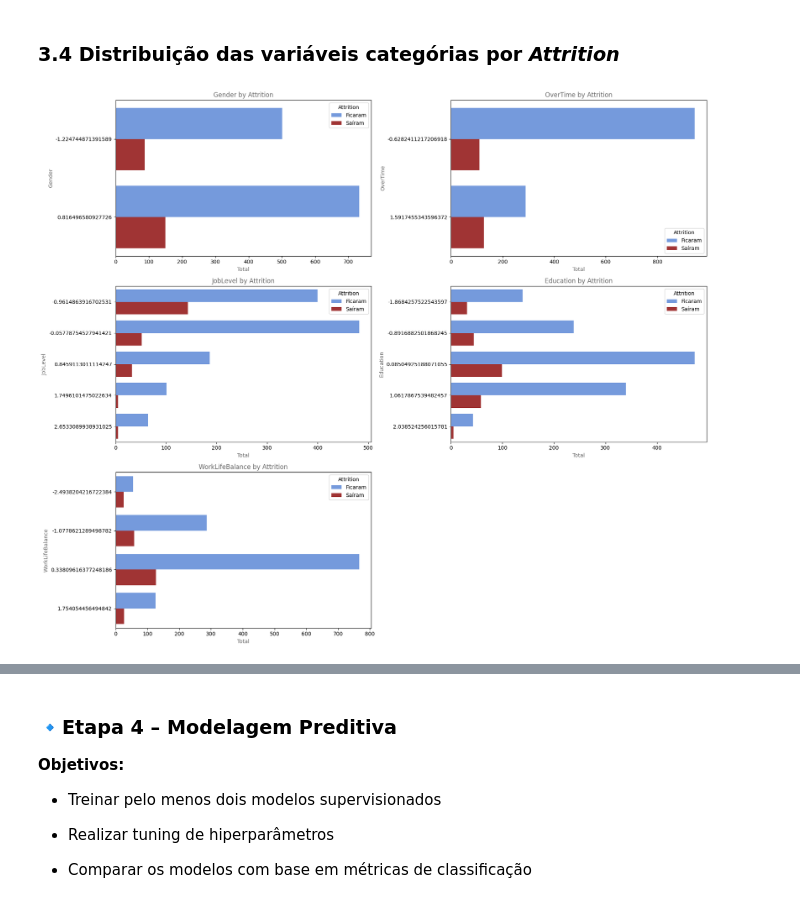
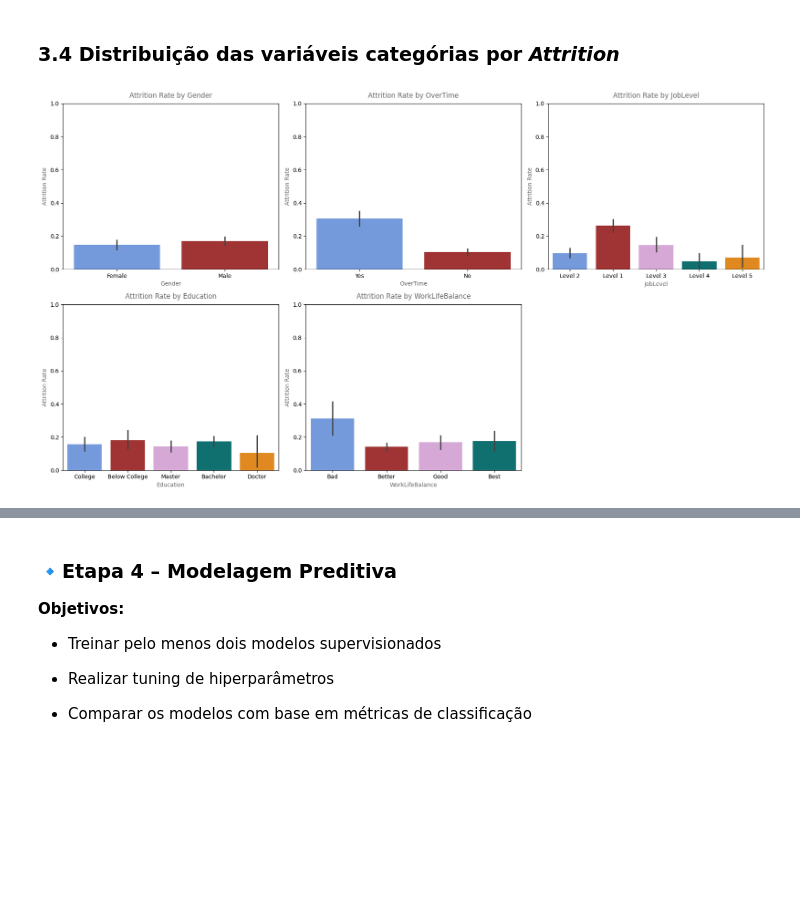
Before and after one commit to keyscarvalho/predicao_turnover, a Jupyter notebook: analise.ipynb, the cells around one changed output, grey strips where cells are left out. Saved outputs shown, nothing was run; the diff lists cells and outputs as text; code cells hidden in the pictures; blank space fills up the shorter version.

```diff
--- a/analise.ipynb
+++ b/analise.ipynb
@@ -127,12 +164,11 @@ df['OverTime'] = df['OverTime'].map({'Yes': 1, 'No': 0})
 # %%
-# transformando as variáveis categóricas em colunas binárias para os modelos
-df = pd.get_dummies(df, columns=[
+# one-hot encoding
+df_tratado = pd.get_dummies(df_tratado, columns=[
     'BusinessTravel', 'Department', 'EducationField', 'JobRole', 'MaritalStatus'
 ], drop_first=True)
 # %%
-# subdividr as variáveis categóricas e variáveis numéricas para facilitar o tratamento delas
-
-num_cols = df.select_dtypes(include=['int64', 'float64']).drop('Attrition', axis=1).columns
+# separando as variáveis numéricas para dimensionamento
+num_cols = df_tratado.select_dtypes(include=['int64', 'float64']).drop('Attrition', axis=1).columns
 # %% [markdown]
 ### 2.3 Definindo features e target
 # %%
@@ -144,7 +180,7 @@ y = df['Attrition']
 # %%
 # normalizando as variáveis numéricas
 scaler = StandardScaler()
-df[num_cols] = scaler.fit_transform(df[num_cols])
+df_tratado[num_cols] = scaler.fit_transform(df_tratado[num_cols])
 # %%
 # veriricando se tudo está numérico e dimensões de X e y
 print(f'X shape: {X.shape}')
@@ -238,8 +269,8 @@ fig, axes = plt.subplots(n_rows, n_cols, figsize=(18, 5 * n_rows))
 axes = axes.flatten()
 
 for i, num in enumerate(features):
-    sns.boxplot(x='Attrition', y=num, hue='Attrition', palette=colors, data=df, legend=False, ax=axes[i])
-    axes[i].set_title(f'{num} por Attrition', color='dimgrey')
+    sns.boxplot(x='Attrition', y=num, hue='Attrition', palette=colors, data=df_tratado, legend=False, ax=axes[i])
+    axes[i].set_title(f'{num} by Attrition', color='dimgrey')
     axes[i].set_xlabel('Attrition', color='dimgrey')
     axes[i].set_ylabel(num, color='dimgrey')
     axes[i].set_xticks([0,1])
@@ -296,30 +287,71 @@ Analisando agora os boxplots da distribuição das variáveis pela 'Attrition',
 # %% [markdown]
 ### 3.4 Distribuição das variáveis categórias por *Attrition*
 # %%
+# mapeando as variáveis
+education_map = {
+    1: 'Below College',
+    2: 'College',
+    3: 'Bachelor',
+    4: 'Master',
+    5: 'Doctor'
+}
+
+joblevel_map = {
+    1: 'Level 1',
+    2: 'Level 2',
+    3: 'Level 3',
+    4: 'Level 4',
+    5: 'Level 5'
+}
+
+worklife_map = {
+    1: 'Bad',
+    2: 'Good',
+    3: 'Better',
+    4: 'Best'
+}
+
+# aplicando copy para a visualização
+viz_data = df.copy()
+
+# aplicando o mapping
+viz_data['Education'] = viz_data['Education'].map(education_map)
+viz_data['JobLevel'] = viz_data['JobLevel'].map(joblevel_map)
+viz_data['WorkLifeBalance'] = viz_data['WorkLifeBalance'].map(worklife_map)
+viz_data['Attrition'] = viz_data['Attrition'].map({'Yes' : 1, 'No': 0})
+
 # gráficos de barra
 categorical = ['Gender', 'OverTime', 'JobLevel', 'Education', 'WorkLifeBalance']
+colors = ['cornflowerblue', 'firebrick', 'plum', 'teal', 'darkorange']
 
-colors = ['cornflowerblue', 'firebrick']
-n_cols = 2
+# Define layout: 3 gráficos por linha
+n_cols = 3
 n_vars = len(categorical)
 n_rows = math.ceil(n_vars / n_cols)
 
 fig, axes = plt.subplots(n_rows, n_cols, figsize=(18, 5 * n_rows))
 axes = axes.flatten()
 
-for i, cat in enumerate(categorical):
-    ax = sns.countplot(y=cat, hue='Attrition', palette=colors, data=df, ax=axes[i])
-    ax.set_title(f'{cat} by Attrition', color='dimgrey')
-    ax.set_xlabel('Total', color='dimgrey')
-    ax.set_ylabel(cat, color='dimgrey')
-    ax.legend(title='Attrition', labels=['Ficaram', 'Saíram'])
+for i, col in enumerate(categorical):
+    n_classes = viz_data[col].nunique()
+    sns.barplot(
+        x=col,
+        y='Attrition',
+        hue=col,
+        palette=colors[:n_classes],
+        data=viz_data,
+        ax=axes[i]
+    )
+    axes[i].set_title(f'Attrition Rate by {col}', pad=10, color='dimgrey')
+    axes[i].set_ylabel('Attrition Rate', color='dimgrey')
+    axes[i].set_xlabel(col, color='dimgrey')
+    axes[i].set_ylim(0, 1)
 
-# Remove gráficos vazios se houver
-for j in range(i+1, len(axes)):
+# Remove subplots vazios (se houver)
+for j in range(i + 1, len(axes)):
     fig.delaxes(axes[j])
 
 plt.tight_layout()
 plt.show()
-plt.close()
 # %% [output]
-[figure, old version]
+[figure, new version]
```
Also changed, not shown: parts of 41 cells of this notebook, 1 other file.
